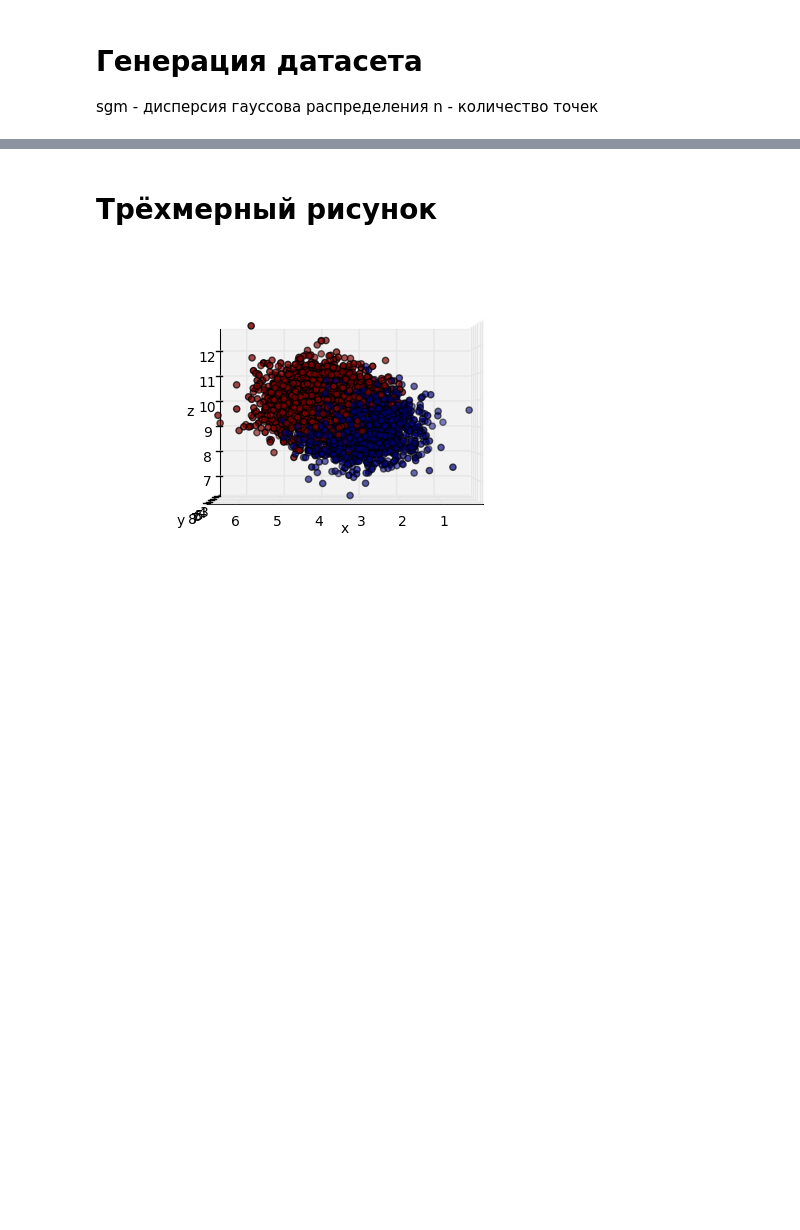
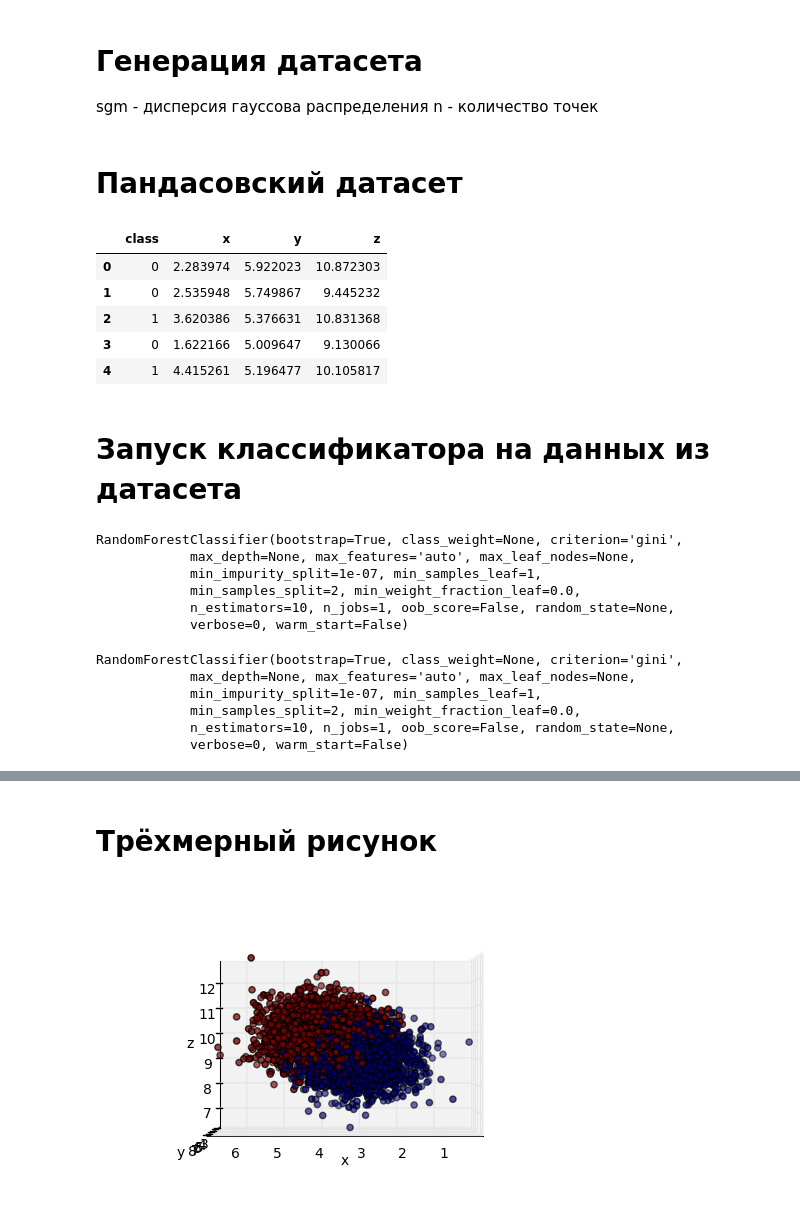
Before and after one commit to tarstars/algo_club, a Jupyter notebook: ml/gaussian_mix/gaussian_mix.ipynb, the cells around one changed output, grey strips where cells are left out. Saved outputs shown, nothing was run; the diff lists cells and outputs as text; code cells hidden in the pictures; blank space fills up the shorter version.

```diff
--- a/ml/gaussian_mix/gaussian_mix.ipynb
+++ b/ml/gaussian_mix/gaussian_mix.ipynb
@@ -18,3 +21,21 @@ red_dots=numpy.insert(red_dots, 3, 0, axis=1)
 blue_dots=numpy.insert(blue_dots, 3, 1, axis=1)
 data = numpy.concatenate((red_dots, blue_dots))
 numpy.random.shuffle(data)
+# %% [markdown]
+# Пандасовский датасет
+# %%
+dat = pd.DataFrame({'x' : data[:, 0],
+                   'y' : data[:, 1],
+                   'z' : data[:, 2],
+                   'class' : data[:, 3]})
+# %%
+dat.head()
+# %% [output]
+|  | class | x | y | z |
+| 0 | 0 | 2.283974 | 5.922023 | 10.872303 |
+| 1 | 0 | 2.535948 | 5.749867 | 9.445232 |
+| 2 | 1 | 3.620386 | 5.376631 | 10.831368 |
+| 3 | 0 | 1.622166 | 5.009647 | 9.130066 |
+| 4 | 1 | 4.415261 | 5.196477 | 10.105817 |
+# %% [markdown]
+# Запуск классификатора на данных из датасета
@@ -20,0 +44,18 @@ numpy.random.shuffle(data)
+# %%
+rf.fit(dat[['x', 'y', 'z']], dat['class'])
+# %% [output]
+RandomForestClassifier(bootstrap=True, class_weight=None, criterion='gini',
+            max_depth=None, max_features='auto', max_leaf_nodes=None,
+            min_impurity_split=1e-07, min_samples_leaf=1,
+            min_samples_split=2, min_weight_fraction_leaf=0.0,
+            n_estimators=10, n_jobs=1, oob_score=False, random_state=None,
+            verbose=0, warm_start=False)
+# %%
+rf
+# %% [output]
+RandomForestClassifier(bootstrap=True, class_weight=None, criterion='gini',
+            max_depth=None, max_features='auto', max_leaf_nodes=None,
+            min_impurity_split=1e-07, min_samples_leaf=1,
+            min_samples_split=2, min_weight_fraction_leaf=0.0,
+            n_estimators=10, n_jobs=1, oob_score=False, random_state=None,
+            verbose=0, warm_start=False)
```
Also changed, not shown: parts of 7 cells of this notebook, 1 other file.
